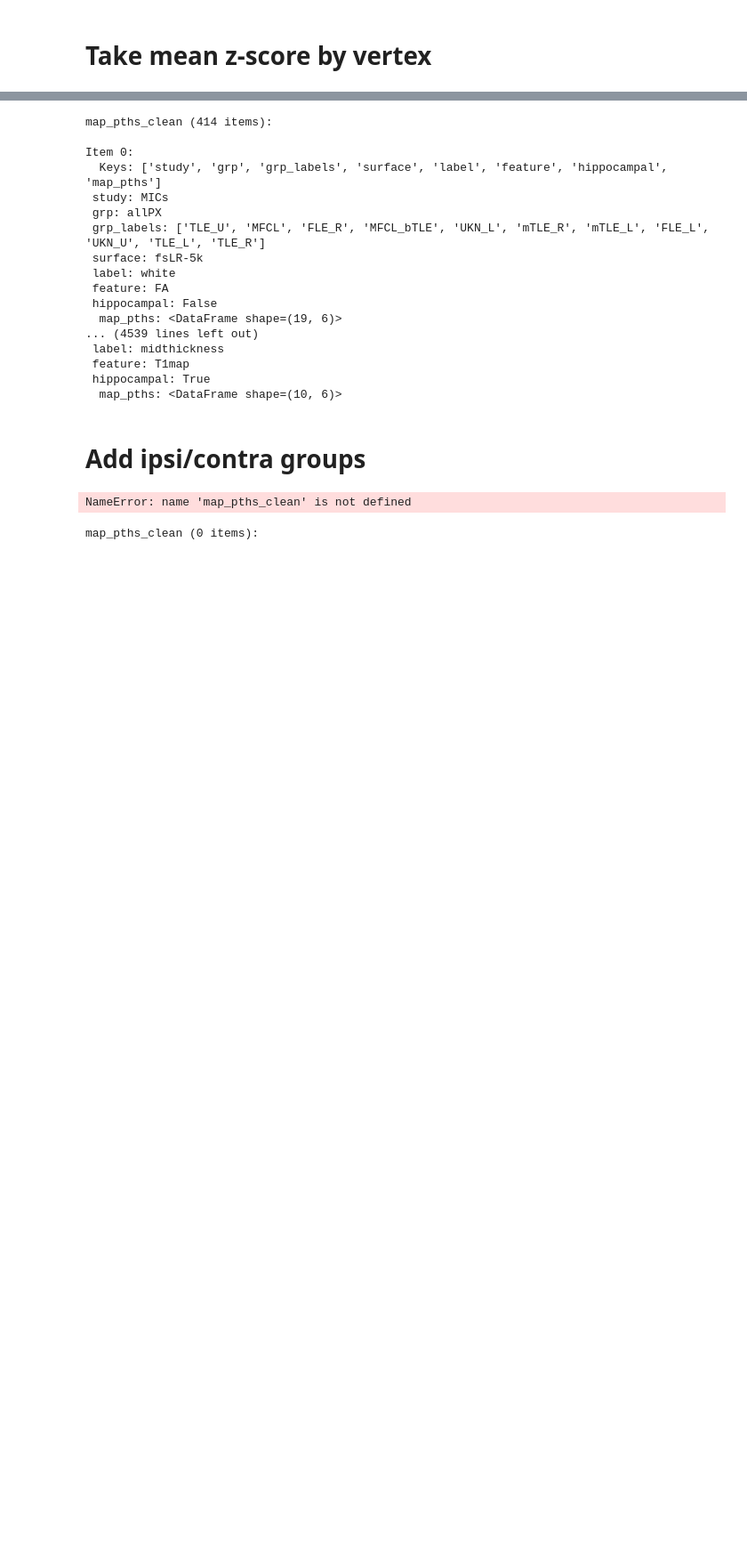
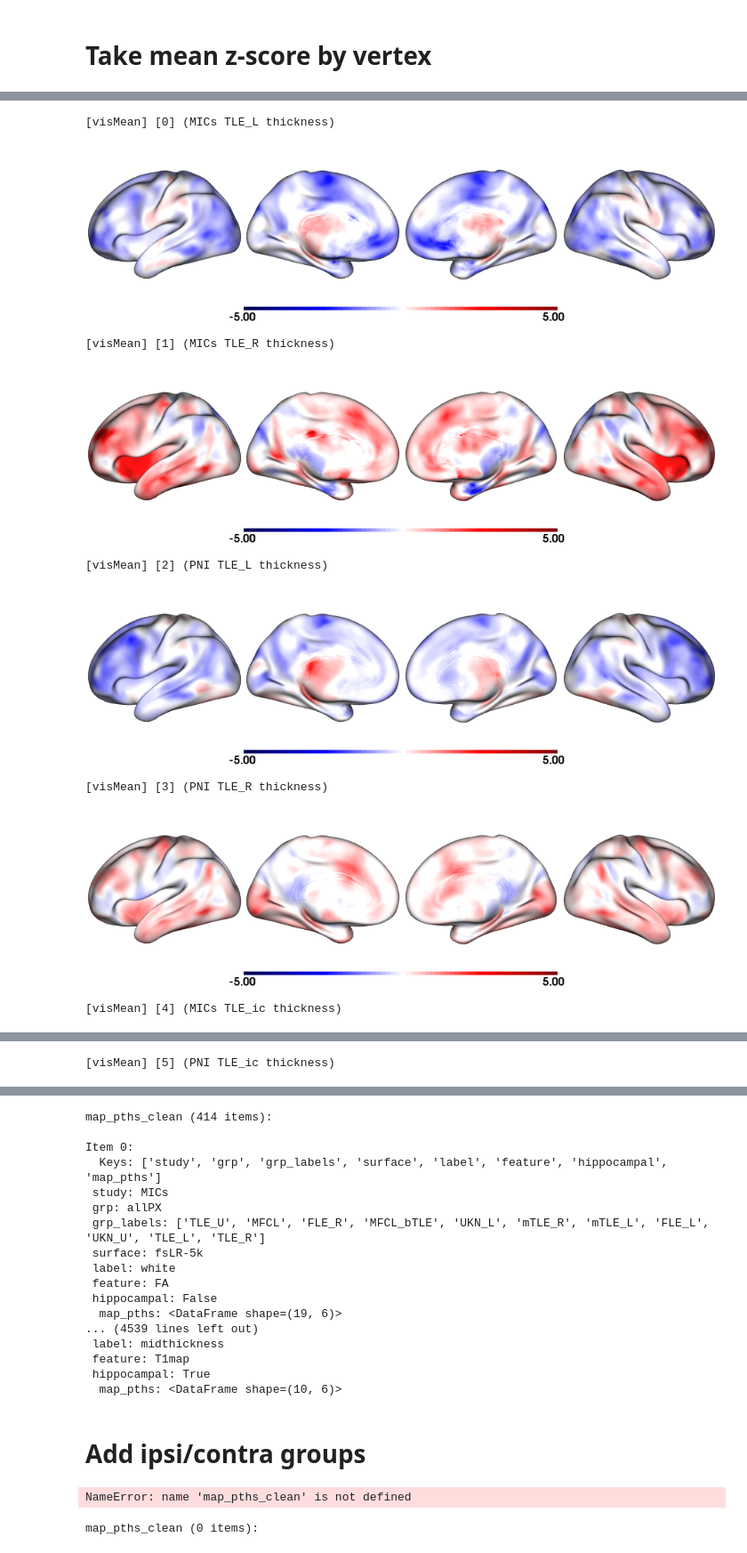
Before and after one commit to mendelsonD/3T7T, a Jupyter notebook: analyses/04_group_anal.ipynb, the cells around one changed output, grey strips where cells are left out. Shown at 89% size. Cells and saved outputs as stored; diff of their text form; code cells hidden in the pictures; blank space fills up the shorter version.

Commit message:
Resolving column naming errors. Working visualization. INITIAL combined figure creation.

```diff
--- a/analyses/04_group_anal.ipynb
+++ b/analyses/04_group_anal.ipynb
@@ -349,8 +396,8 @@ skip_indices = []  # define your skip list of indices here, e.g., [2, 5]
 stats_dictlist = []  # Initialize an empty list to store stats DataFrames
 
 for idx, map_dict in enumerate(map_dictlist):
-    grp = map_dict['grp']
-    if grp == 'ctrl' or idx in skip_indices:
+    grp_idx = map_dict['grp']
+    if grp_idx == 'ctrl' or idx in skip_indices:
         skip_indices.append(idx)
         continue
     else:
@@ -361,7 +408,7 @@ for idx, map_dict in enumerate(map_dictlist):
     label = map_dict['label']
     hipp = map_dict['hippocampal']
 
-    print(f"\n\n[{study}] {grp} ({label})")
+    print(f"\n\n[{study}] {grp_idx} ({label})")
 
     ctrl_idx = tsutil.ctrl_index(map_dictlist, idx, ctrl_code='ctrl')
     df_ctrl = map_dictlist[ctrl_idx]['df_maps']
@@ -390,7 +437,7 @@ for idx, map_dict in enumerate(map_dictlist):
     # add df_stats to new dict item
     stats_dictlist.append({
         'study': study,
-        'grp': grp,
+        'grp': grp_idx,
         'label': label,
         'hippocampal': hipp,
         'n_ctrl': df_ctrl.shape[0],
@@ -413,10 +470,10 @@ print(f"Saved map_dictlist with z-scores to {save_name}")
 # Add ipsi contra groups
 # %%
 # import
-pth = "/host/verges/tank/data/daniel/3T7T/z/outputs/stats/map_zStats_11Jun2025-1012.pkl"
+pth = "/host/verges/tank/data/daniel/3T7T/z/outputs/stats/map_zStats_11Jun2025-1420.pkl"
 
 with open(pth, "rb") as f:
     stats_dictlist = pickle.load(f)
 
-tsutil.print_dict(stats_dictlist, df_print=False)
+tsutil.print_dict(stats_dictlist, df_print=True, idx=[1])
 # %% [output]
@@ -504,9 +600,9 @@ print(f"Saved map_dictlist with ipsi/contra z-scores to {save_name}"))
 # %% [markdown]
 # Take mean z-score by vertex
 # %%
-pth = "/host/verges/tank/data/daniel/3T7T/z/outputs/stats/map_zStats_means_09Jun2025-2214.pkl"
-
-pth = "/host/verges/tank/data/daniel/3T7T/z/outputs/stats/map_zStats_means_11Jun2025-1315.pkl"
+pth = "/host/verges/tank/data/daniel/3T7T/z/outputs/stats/map_zStats_ic_11Jun2025-2021.pkl"
 
 with open(pth, "rb") as f:
     stats_dictlist = pickle.load(f)
+
+tsutil.print_dict(stats_dictlist, df_print=True, idx=[0])
@@ -533,20 +648,23 @@ Item 0:
 # %%
 # calculate means for every vertex
 for idx, stats_dict in enumerate(stats_dictlist):
-    df_z = stats_dict['df_stats']
+    df_z = stats_dict['df_z']
+
     # Remove 'ID' and 'SES' columns
-    df_stats_noid = df_z.drop(columns=['ID', 'SES'], errors='ignore')
+    df_z_noid = df_z.drop(columns=['ID', 'SES'], errors='ignore')
 
     # Calculate mean for each column (vertex), keep as DataFrame with one row
-    df_stats_mean = pd.DataFrame(df_stats_noid.mean(axis=0)).T
-    df_stats_mean.index = ['z_mean']
-    stats_dict['df_stats_mean'] = df_stats_mean
+    df_z_mean = pd.DataFrame(df_z_noid.mean(axis=0)).T
+    df_z_mean.index = ['z_mean'] # set row name
+    stats_dict['df_z_mean'] = df_z_mean
     stats_dictlist[idx] = stats_dict
 
 # Save the updated map_dictlist to a pickle file
 date = datetime.datetime.now().strftime("%d%b%Y-%H%M")
-save_pth = "/host/verges/tank/data/daniel/3T7T/z/outputs/stats"
-save_name = f"{save_pth}/map_zStats_means_{date}.pkl"
+save_pth = "/host/verges/tank/data/daniel/3T7T/z/outputs/results"
+save_name = f"{save_pth}/winstudies_zmean_{date}.pkl"
 with open(save_name, "wb") as f:
     pickle.dump(stats_dictlist, f)
 print(f"Saved map_dictlist with z-scores to {save_name}")
+
+tsutil.print_dict(stats_dictlist, df_print=False)
@@ -572,0 +710,20 @@ z_mean  0.833491  0.644046  0.631915  0.65761  0.58886  0.559356  0.527784
+# %%
+# visualize mean z-scores for each group
+
+importlib.reload(tsutil)
+
+tsutil.visMean(
+    stats_dictlist,
+    title="Mean z-scores",
+    ipsiTo="L"
+)
+# %% [output]
+[visMean] [0] (MICs TLE_L thickness)
+[figure, added]
+[visMean] [1] (MICs TLE_R thickness)
+[figure, added]
+[visMean] [2] (PNI TLE_L thickness)
+[figure, added]
+[visMean] [3] (PNI TLE_R thickness)
+[figure, added]
+[visMean] [4] (MICs TLE_ic thickness)
@@ -572,0 +731 @@ z_mean  0.833491  0.644046  0.631915  0.65761  0.58886  0.559356  0.527784
+[visMean] [5] (PNI TLE_ic thickness)
```
Also changed, not shown: parts of 27 cells of this notebook, 1 other file.
